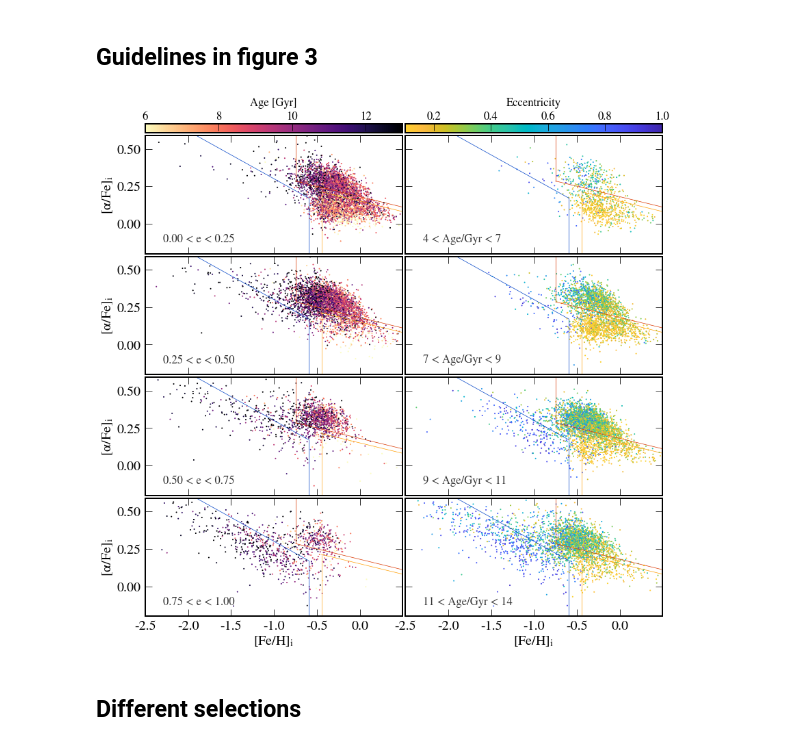
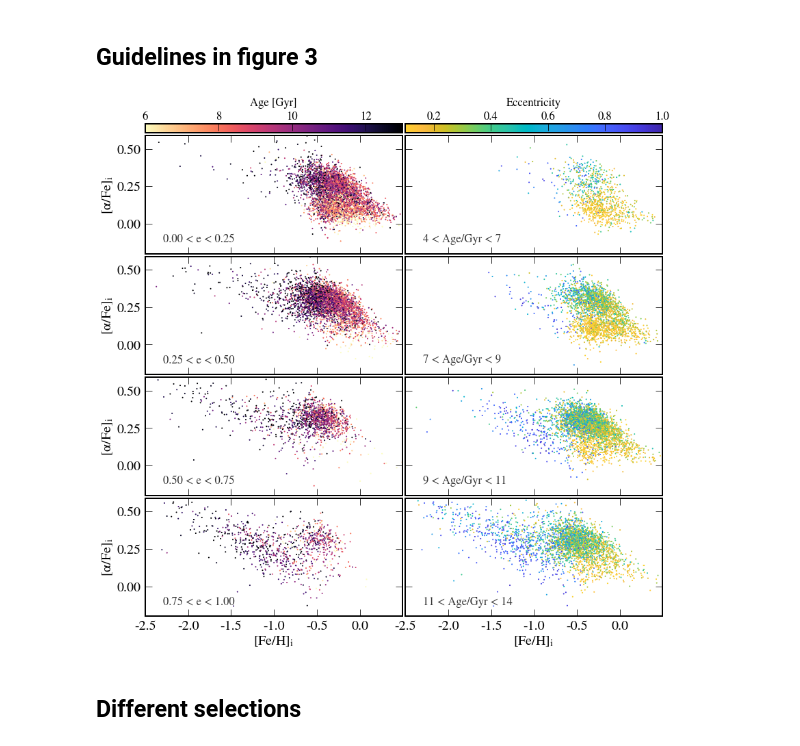
Before and after one commit to abonaca/mw_timing, a Jupyter notebook: notebooks/response.ipynb, the cells around one changed output. Cells and saved outputs as stored; diff of their text form; code cells hidden in the pictures.

```diff
--- a/notebooks/response.ipynb
+++ b/notebooks/response.ipynb
@@ -509,6 +509,7 @@ ecc_ranges = np.array([0,0.25,0.5,0.75,1])
 age_ranges = np.array([4,7,9,11,14])
 Ne = np.size(ecc_ranges) - 1
 
+layer = 1
 lw = 0.7
 da = 6
 fig, ax = plt.subplots(Ne,2,figsize=(12,11), sharey=True, sharex=True)
@@ -538,48 +539,52 @@ for i in range(Ne):
     plt.text(0.07,0.1,'{:.0f} < Age/Gyr < {:.0f}'.format(age_ranges[i], age_ranges[i+1]), fontsize='small',
             transform=plt.gca().transAxes, color='0.2')
 
-    for j in range(2):
-        plt.sca(ax[i][j])
-        plt.plot(x_ge, y_ge, '-', color=blue, label='', lw=lw)
-        plt.plot([-0.6, -0.6], [-0.2, poly_ge(-0.6)], '-', color=blue, label='', lw=lw)
-        plt.plot(x_splash, y_splash, '-', color=orange, label='', lw=lw)
-        plt.plot([-0.75, -0.75], [poly_splash(-0.75), 0.6], '-', color=orange, label='', lw=lw)
-        plt.plot(x_lowa, y_lowa, '-', color=gold, label='', lw=lw)
-        plt.plot([-0.45, -0.45], [-0.2, poly_lowa(-0.45)], '-', color=gold, label='', lw=lw)
+    plt.xlim(-2.5,0.49)
+    plt.ylim(-0.2, 0.59)
+    plt.gca().yaxis.set_major_locator(mpl.ticker.MultipleLocator(0.25))
 
-        plt.xlim(-2.5,0.49)
-        plt.ylim(-0.2, 0.59)
-        plt.gca().yaxis.set_major_locator(mpl.ticker.MultipleLocator(0.25))
+    # guidelines
+    if layer==2:
+        for j in range(2):
+            plt.sca(ax[i][j])
+            plt.plot(x_ge, y_ge, '-', color=blue, label='', lw=lw)
+            plt.plot([-0.6, -0.6], [-0.2, poly_ge(-0.6)], '-', color=blue, label='', lw=lw)
+            plt.plot(x_splash, y_splash, '-', color=orange, label='', lw=lw)
+            plt.plot([-0.75, -0.75], [poly_splash(-0.75), 0.6], '-', color=orange, label='', lw=lw)
+            plt.plot(x_lowa, y_lowa, '-', color=gold, label='', lw=lw)
+            plt.plot([-0.45, -0.45], [-0.2, poly_lowa(-0.45)], '-', color=gold, label='', lw=lw)
+    else:
+        layer = 1
 
 
 for j in range(2):
     plt.sca(ax[Ne-1][j])
     plt.xlabel('[Fe/H]$_i$')
 
 plt.tight_layout(w_pad=0.2, h_pad=0.2)
 cmap = 'parula'
 
 plt.sca(ax[0][0])
 pos = plt.gca().get_position()
 cax_age = plt.axes([pos.x0, pos.y1+0.005, pos.x1 - pos.x0, 0.017])
 plt.colorbar(ima, cax=cax_age, orientation='horizontal', ticks=[4,6,8,10,12])
 plt.gca().xaxis.set_ticks_position('top')
 plt.xticks(fontsize='small', y=0.7)
 plt.gca().xaxis.set_label_position('top')
 plt.xlabel('Age [Gyr]', fontsize='small', labelpad=8)
 
 plt.sca(ax[0][1])
 pos = plt.gca().get_position()
 cax_ecc = plt.axes([pos.x0, pos.y1+0.005, pos.x1 - pos.x0, 0.017])
 cbar = plt.colorbar(ime, cax=cax_ecc, orientation='horizontal', ticks=np.arange(0.2,1.1,0.2))
 plt.gca().xaxis.set_ticks_position('top')
 plt.xticks(fontsize='small', y=0.7)
 plt.gca().xaxis.set_label_position('top')
 plt.xlabel('Eccentricity', fontsize='small', labelpad=8)
 
-plt.savefig('../paper/afeh_eccen_age_guides.pdf')
+plt.savefig('../paper/interactive_figure/afeh_eccen_age_layer{:d}.png'.format(layer))
 # %% [output]
-[figure, old version]
+[figure, new version]
 # %% [markdown]
 ## Different selections
 # %%
```
Also changed, not shown: parts of 17 cells of this notebook, 2 other files.
